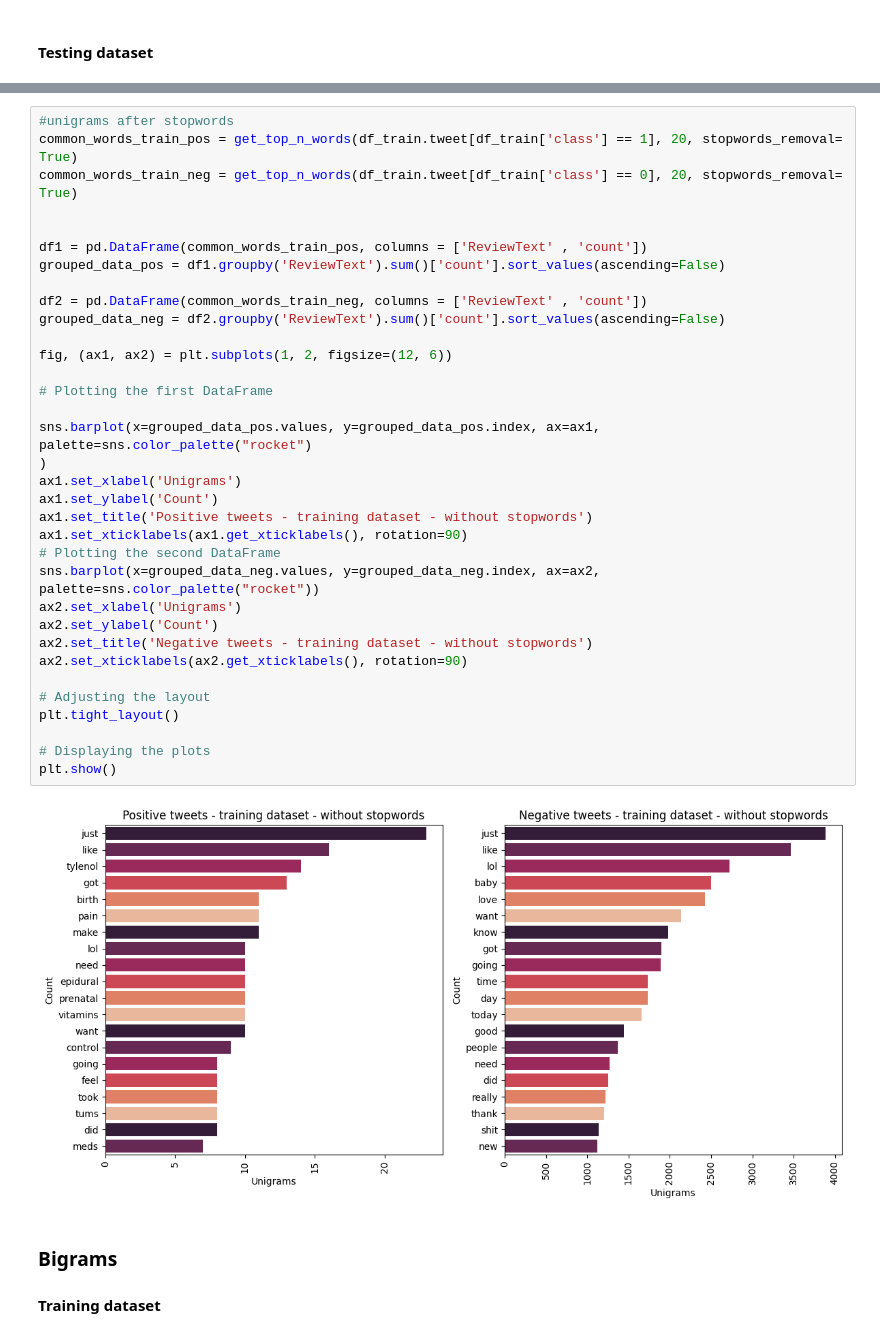
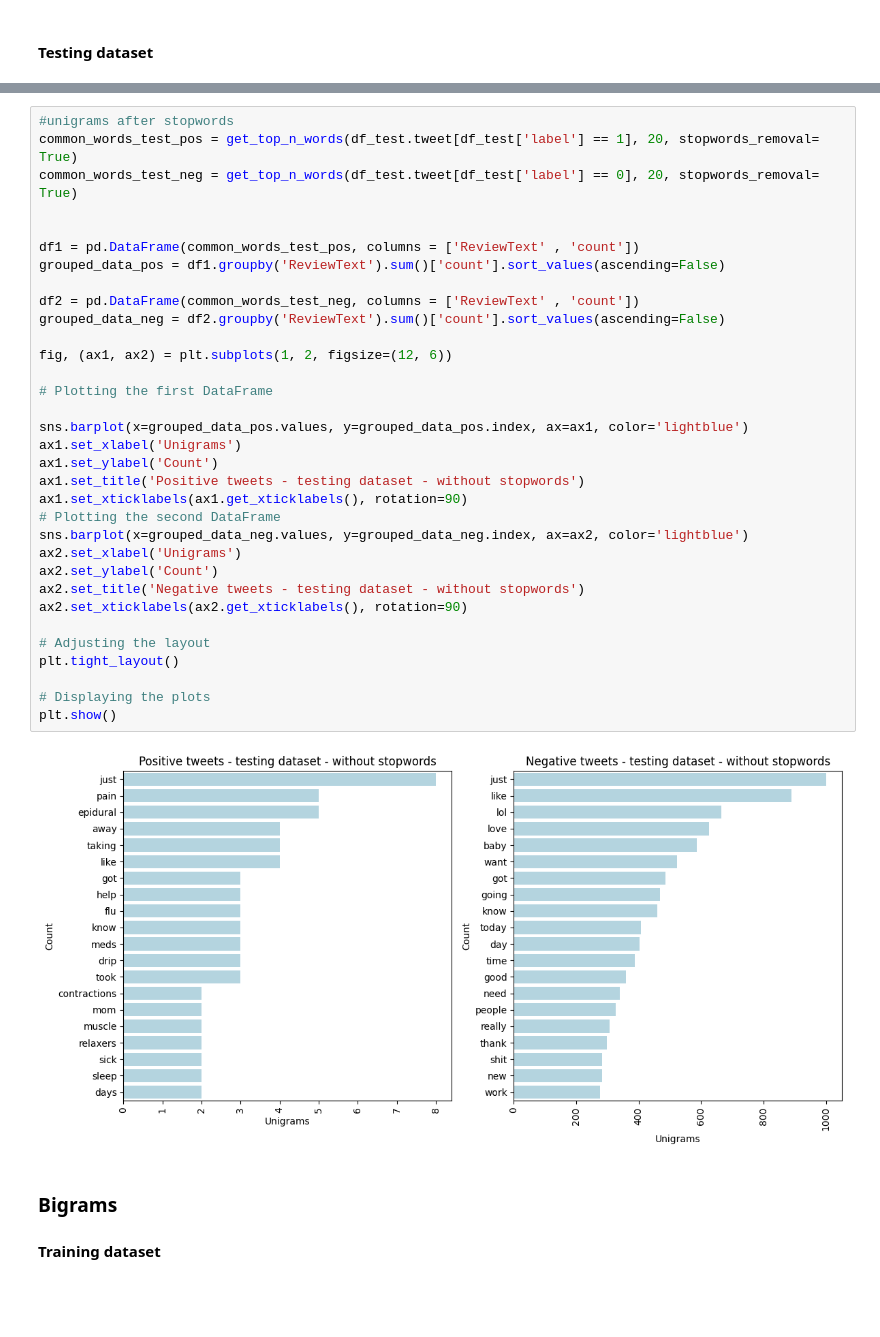
Before and after one commit to Seixal97/tweet_mining_project, a Jupyter notebook: pipeline_data_analysis.ipynb, the cells around one changed output, grey strips where cells are left out. Drawn from its saved outputs; the diff is of its cells as text; blank space fills up the shorter version.

```diff
--- a/pipeline_data_analysis.ipynb
+++ b/pipeline_data_analysis.ipynb
@@ -411,39 +413,38 @@ plt.show()
 # %%
 #unigrams after stopwords
-common_words_train_pos = get_top_n_words(df_train.tweet[df_train['class'] == 1], 20, stopwords_removal= True)
-common_words_train_neg = get_top_n_words(df_train.tweet[df_train['class'] == 0], 20, stopwords_removal= True)
+common_words_test_pos = get_top_n_words(df_test.tweet[df_test['label'] == 1], 20, stopwords_removal= True)
+common_words_test_neg = get_top_n_words(df_test.tweet[df_test['label'] == 0], 20, stopwords_removal= True)
 
 
-df1 = pd.DataFrame(common_words_train_pos, columns = ['ReviewText' , 'count'])
+df1 = pd.DataFrame(common_words_test_pos, columns = ['ReviewText' , 'count'])
 grouped_data_pos = df1.groupby('ReviewText').sum()['count'].sort_values(ascending=False)
 
-df2 = pd.DataFrame(common_words_train_neg, columns = ['ReviewText' , 'count'])
+df2 = pd.DataFrame(common_words_test_neg, columns = ['ReviewText' , 'count'])
 grouped_data_neg = df2.groupby('ReviewText').sum()['count'].sort_values(ascending=False)
 
 fig, (ax1, ax2) = plt.subplots(1, 2, figsize=(12, 6))
 
 # Plotting the first DataFrame
 
-sns.barplot(x=grouped_data_pos.values, y=grouped_data_pos.index, ax=ax1, palette=sns.color_palette("rocket")
-)
+sns.barplot(x=grouped_data_pos.values, y=grouped_data_pos.index, ax=ax1, color='lightblue')
 ax1.set_xlabel('Unigrams')
 ax1.set_ylabel('Count')
-ax1.set_title('Positive tweets - training dataset - without stopwords')
+ax1.set_title('Positive tweets - testing dataset - without stopwords')
 ax1.set_xticklabels(ax1.get_xticklabels(), rotation=90)
 # Plotting the second DataFrame
-sns.barplot(x=grouped_data_neg.values, y=grouped_data_neg.index, ax=ax2, palette=sns.color_palette("rocket"))
+sns.barplot(x=grouped_data_neg.values, y=grouped_data_neg.index, ax=ax2, color='lightblue')
 ax2.set_xlabel('Unigrams')
 ax2.set_ylabel('Count')
-ax2.set_title('Negative tweets - training dataset - without stopwords')
+ax2.set_title('Negative tweets - testing dataset - without stopwords')
 ax2.set_xticklabels(ax2.get_xticklabels(), rotation=90)
 
 # Adjusting the layout
 plt.tight_layout()
 
 # Displaying the plots
 plt.show()
 # %% [output]
-[figure, old version]
+[figure, new version]
 # %% [markdown]
 ### Bigrams
 
```
Also changed, not shown: parts of 11 cells of this notebook, 3 other files.
